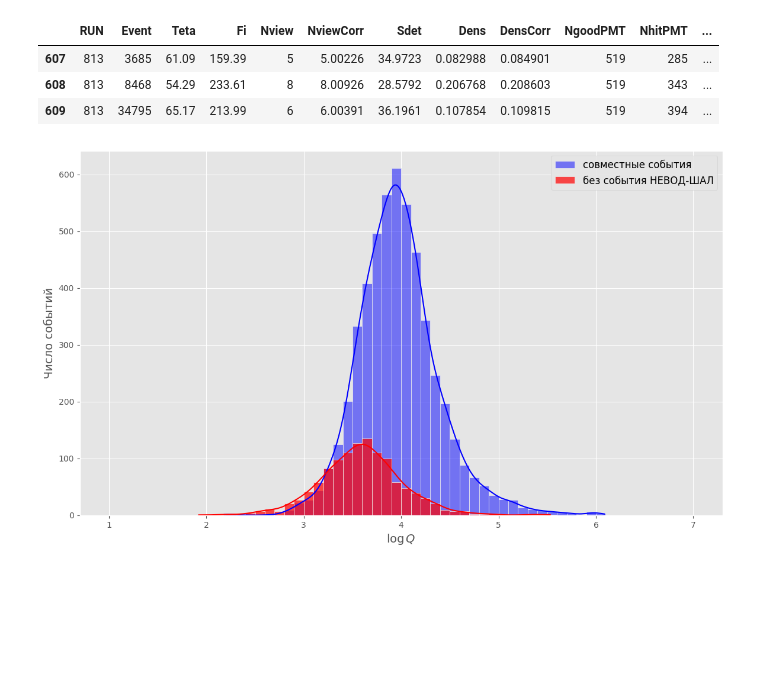
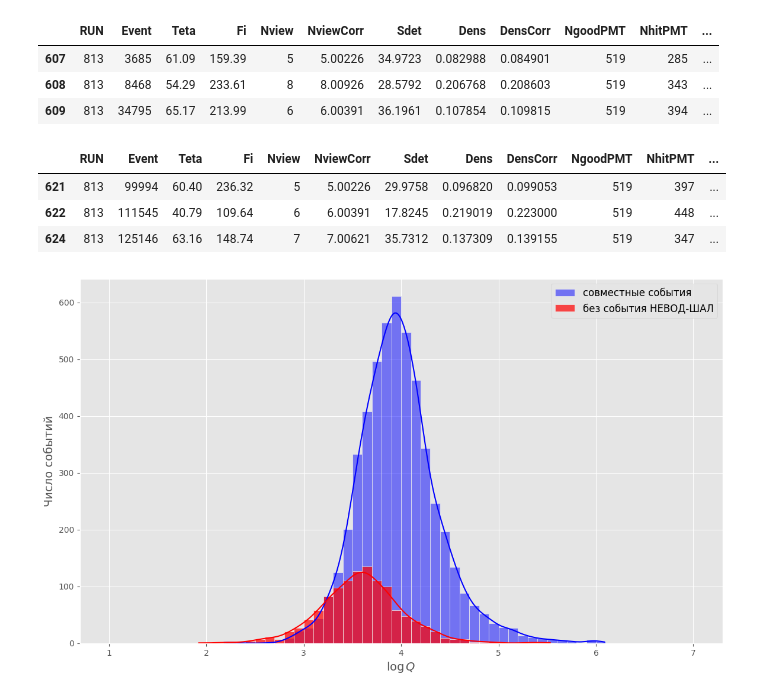
Before and after one commit to matalhim/EAS, a Jupyter notebook: DCR-NVD-SCT/main.ipynb, the cells around one changed output. Drawn from its saved outputs; the diff is of its cells as text; code cells hidden in the pictures; blank space fills up the shorter version.

```diff
--- a/DCR-NVD-SCT/main.ipynb
+++ b/DCR-NVD-SCT/main.ipynb
@@ -89,6 +89,13 @@ events.head(3)
 | 607 | 813 | 3685 | 61.09 | 159.39 | 5 | 5.00226 | 34.9723 | 0.082988 | 0.084901 | 519 | 285 | ... |
 | 608 | 813 | 8468 | 54.29 | 233.61 | 8 | 8.00926 | 28.5792 | 0.206768 | 0.208603 | 519 | 343 | ... |
 | 609 | 813 | 34795 | 65.17 | 213.99 | 6 | 6.00391 | 36.1961 | 0.107854 | 0.109815 | 519 | 394 | ... |
+# %%
+not_events.head(3)
+# %% [output]
+|  | RUN | Event | Teta | Fi | Nview | NviewCorr | Sdet | Dens | DensCorr | NgoodPMT | NhitPMT | ... |
+| 621 | 813 | 99994 | 60.40 | 236.32 | 5 | 5.00226 | 29.9758 | 0.096820 | 0.099053 | 519 | 397 | ... |
+| 622 | 813 | 111545 | 40.79 | 109.64 | 6 | 6.00391 | 17.8245 | 0.219019 | 0.223000 | 519 | 448 | ... |
+| 624 | 813 | 125146 | 63.16 | 148.74 | 7 | 7.00621 | 35.7312 | 0.137309 | 0.139155 | 519 | 347 | ... |
 # %%
 log_events = np.log10(events['SumNpeGoodCorr'])
 log_not_events = np.log10(not_events['SumNpeGoodCorr'])
```
Also changed, not shown: parts of 4 cells of this notebook.
